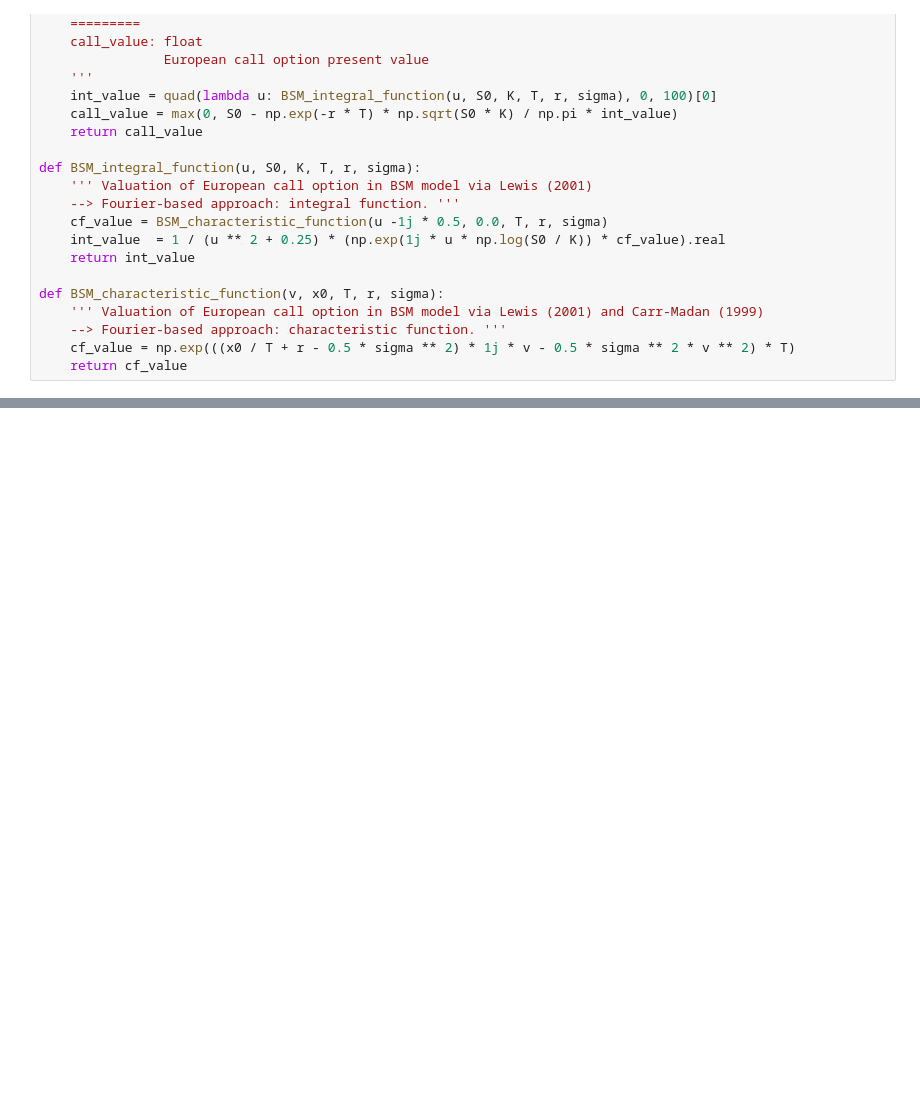
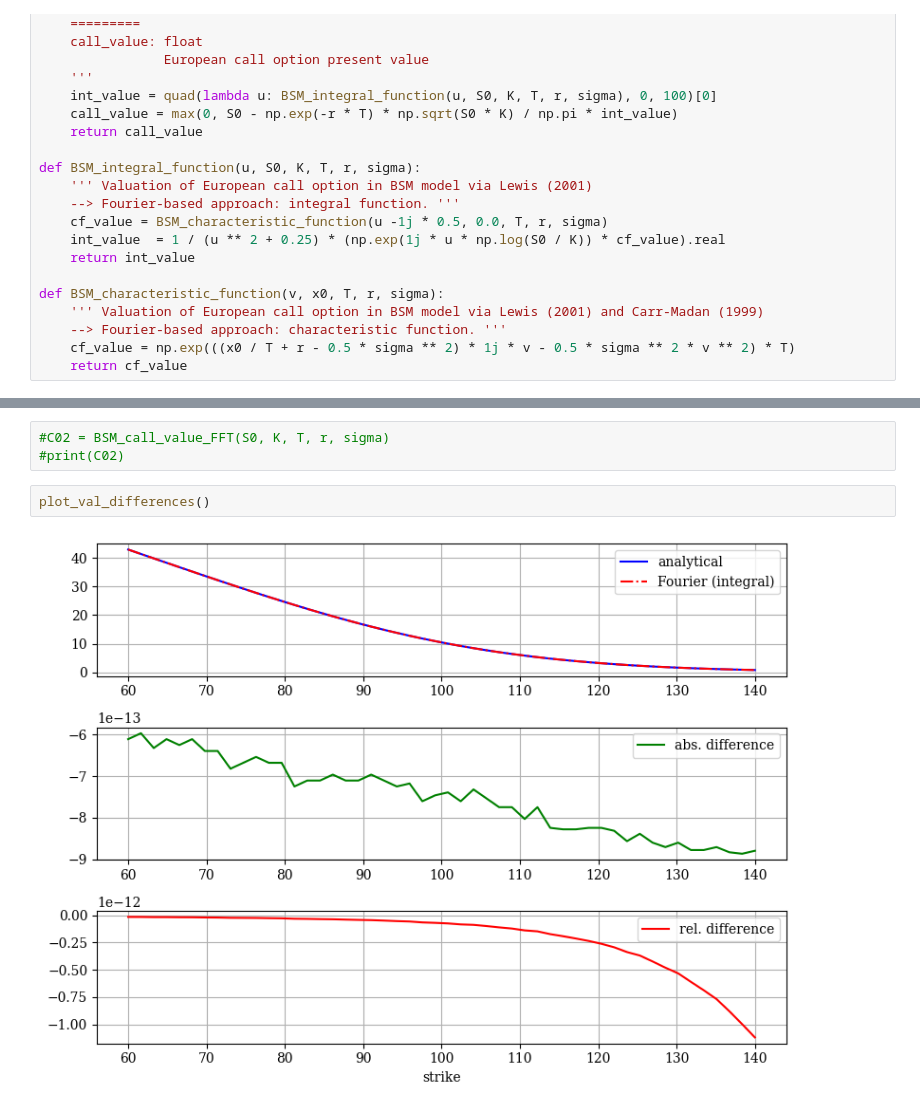
Before and after one commit to junior007percy/Project_Derivatives_Analytics, a Jupyter notebook: BSM_option_valuation_FOU.ipynb, the cells around one changed output, grey strips where cells are left out. Drawn from its saved outputs; the diff is of its cells as text; blank space fills up the shorter version.

```diff
--- a/BSM_option_valuation_FOU.ipynb
+++ b/BSM_option_valuation_FOU.ipynb
@@ -99,0 +214,7 @@ def BSM_characteristic_function(v, x0, T, r, sigma):
+# %%
+#C02 = BSM_call_value_FFT(S0, K, T, r, sigma)
+#print(C02)
+# %%
+plot_val_differences()
+# %% [output]
+[figure, added]
```
Also changed, not shown: parts of 2 cells of this notebook.
